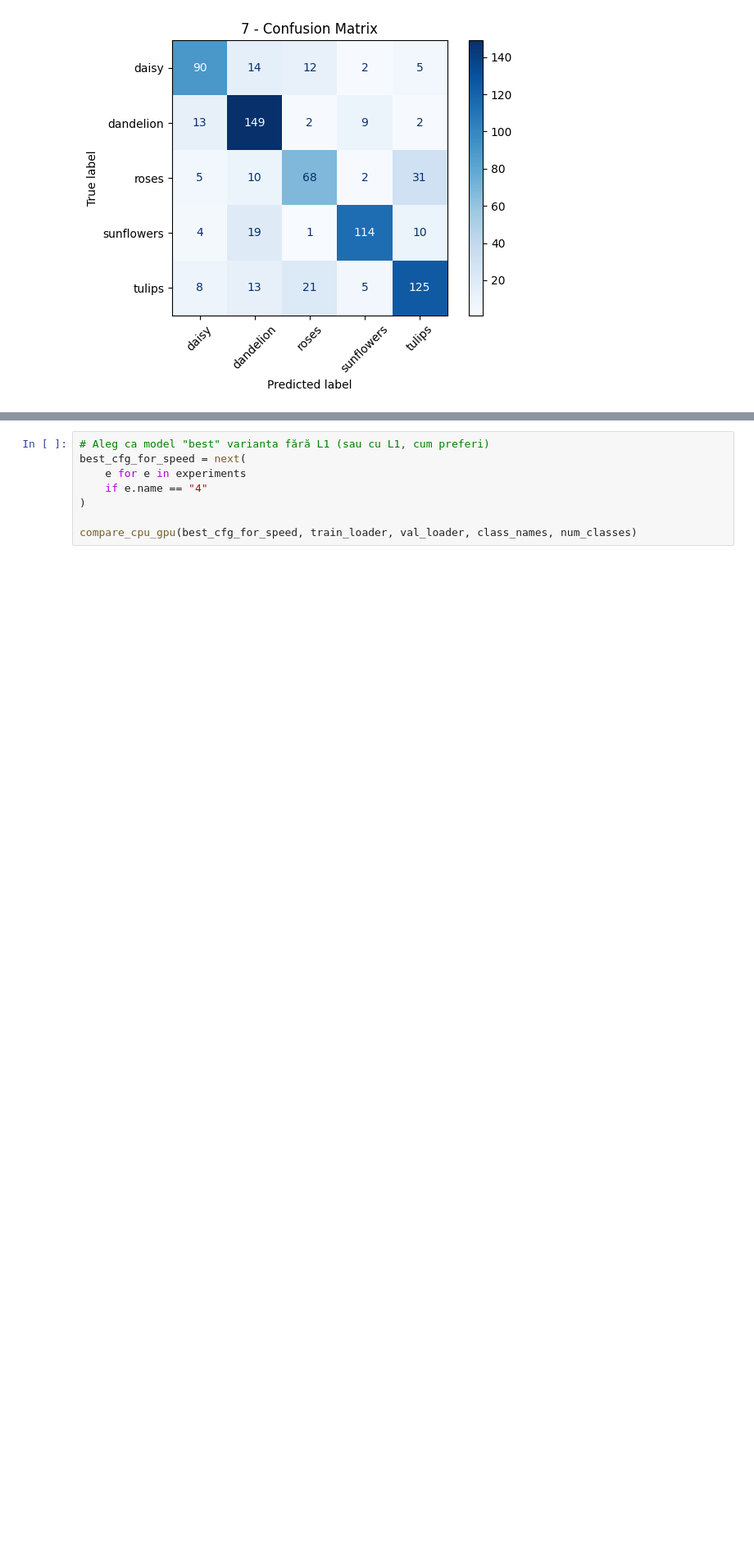
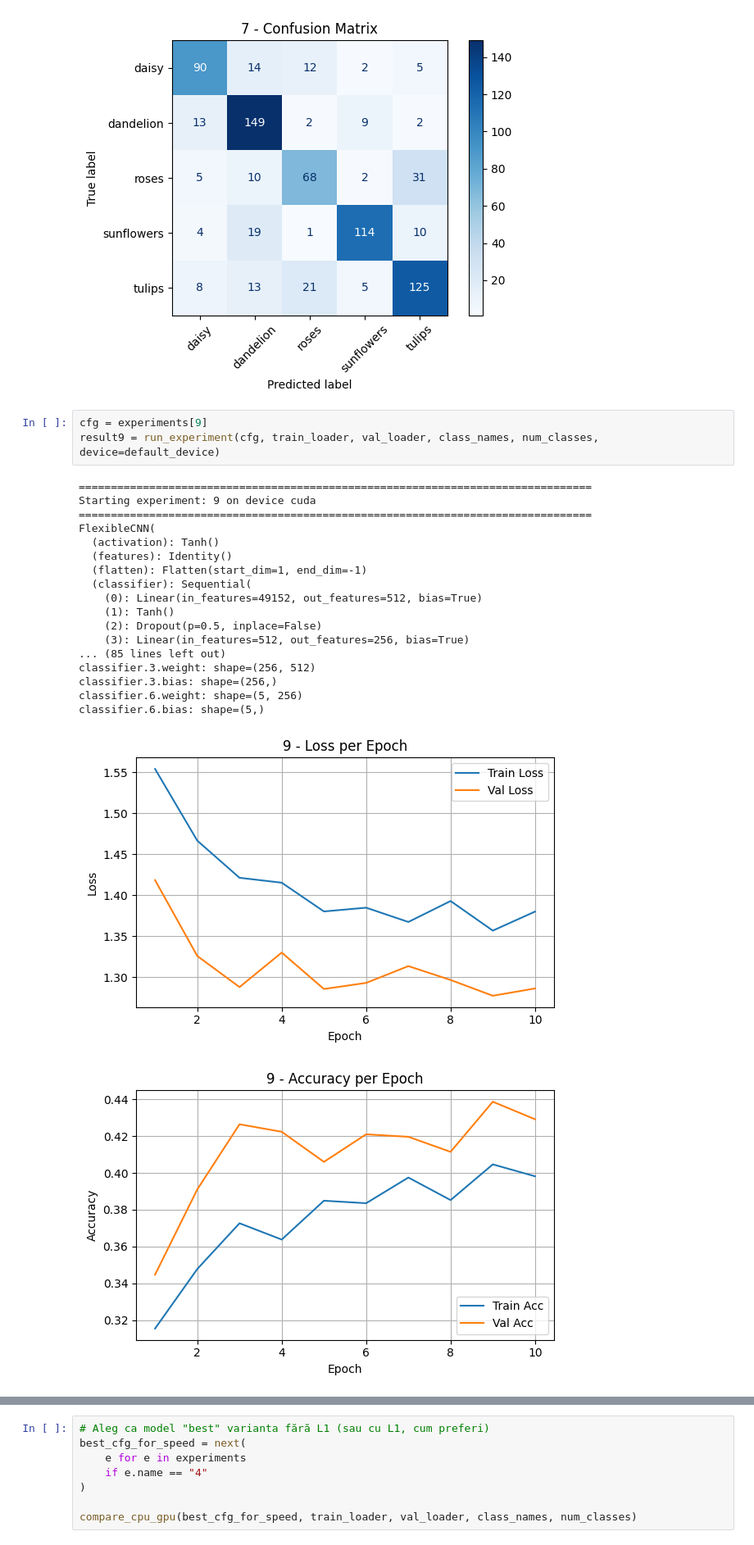
Before and after one commit to MalinaDumitrescu/PyTorch_Flowers_Classification, a Jupyter notebook: train1.ipynb, the cells around one changed output, grey strips where cells are left out. Shown at 82% size. Cells and saved outputs as stored; diff of their text form; blank space fills up the shorter version.

Commit message:
Update `train1.ipynb` with refined experiment configurations, adjust training parameters, and include results for new model variations.

```diff
--- a/train1.ipynb
+++ b/train1.ipynb
@@ -875,3 +898,26 @@ classifier.3.bias: shape=(5,)
 [figure]
 <Figure size 600x600 with 0 Axes>
 [figure]
+# %%
+cfg = experiments[9]
+result9 = run_experiment(cfg, train_loader, val_loader, class_names, num_classes, device=default_device)
+# %% [output]
+================================================================================
+Starting experiment: 9 on device cuda
+================================================================================
+FlexibleCNN(
+  (activation): Tanh()
+  (features): Identity()
+  (flatten): Flatten(start_dim=1, end_dim=-1)
+  (classifier): Sequential(
+    (0): Linear(in_features=49152, out_features=512, bias=True)
+    (1): Tanh()
+    (2): Dropout(p=0.5, inplace=False)
+    (3): Linear(in_features=512, out_features=256, bias=True)
+... (85 lines left out)
+classifier.3.weight: shape=(256, 512)
+classifier.3.bias: shape=(256,)
+classifier.6.weight: shape=(5, 256)
+classifier.6.bias: shape=(5,)
+[figure, added]
+[figure, added]
```
Also changed, not shown: parts of 3 cells of this notebook.
